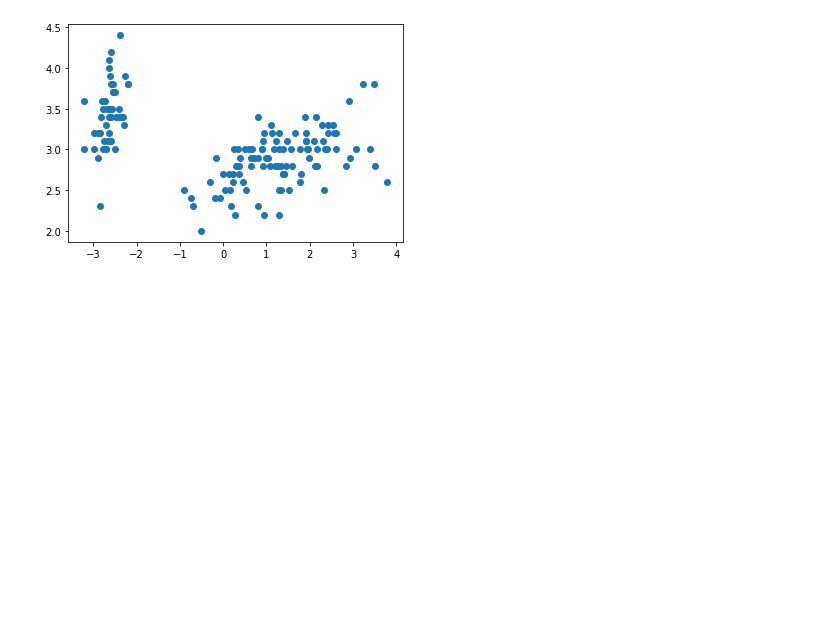
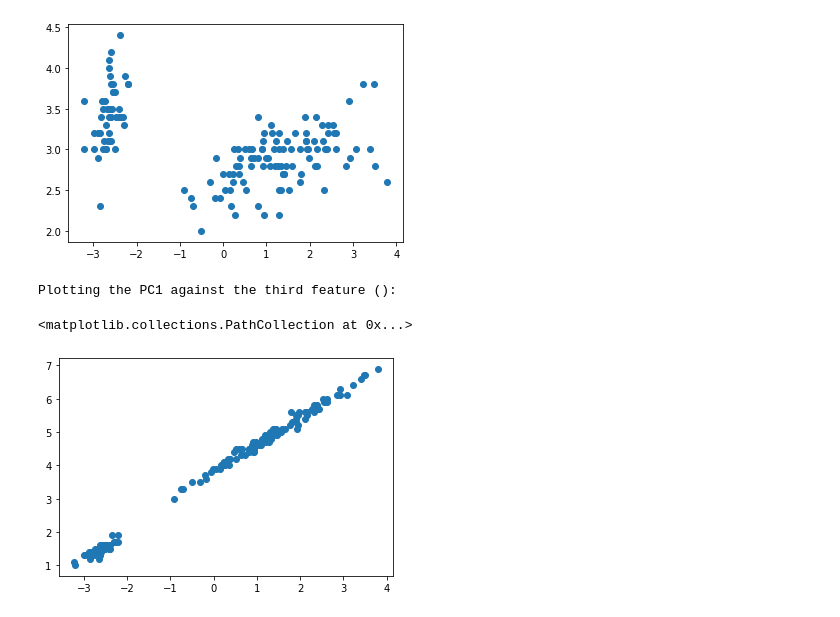
Before and after one commit to dokuritsu/CS422---Data-Mining, a Jupyter notebook: Homework/Homework 1/Homework 1.ipynb, the cells around one changed output. Drawn from its saved outputs; the diff is of its cells as text; code cells hidden in the pictures; blank space fills up the shorter version.

```diff
--- a/Homework/Homework 1/Homework 1.ipynb
+++ b/Homework/Homework 1/Homework 1.ipynb
@@ -251,4 +251,8 @@ Plotting the PC1 against the second feature (sepal width in cm):
 [figure]
 # %%
 print("Plotting the PC1 against the third feature ():")
-plt.scatter(pca_df['PC1'], iris_df['sepal width (cm)'])
+plt.scatter(pca_df['PC1'], iris_df['petal length (cm)'])
+# %% [output]
+Plotting the PC1 against the third feature ():
+<matplotlib.collections.PathCollection at 0x...>
+[figure, added]
```
Also changed, not shown: parts of 4 cells of this notebook.
